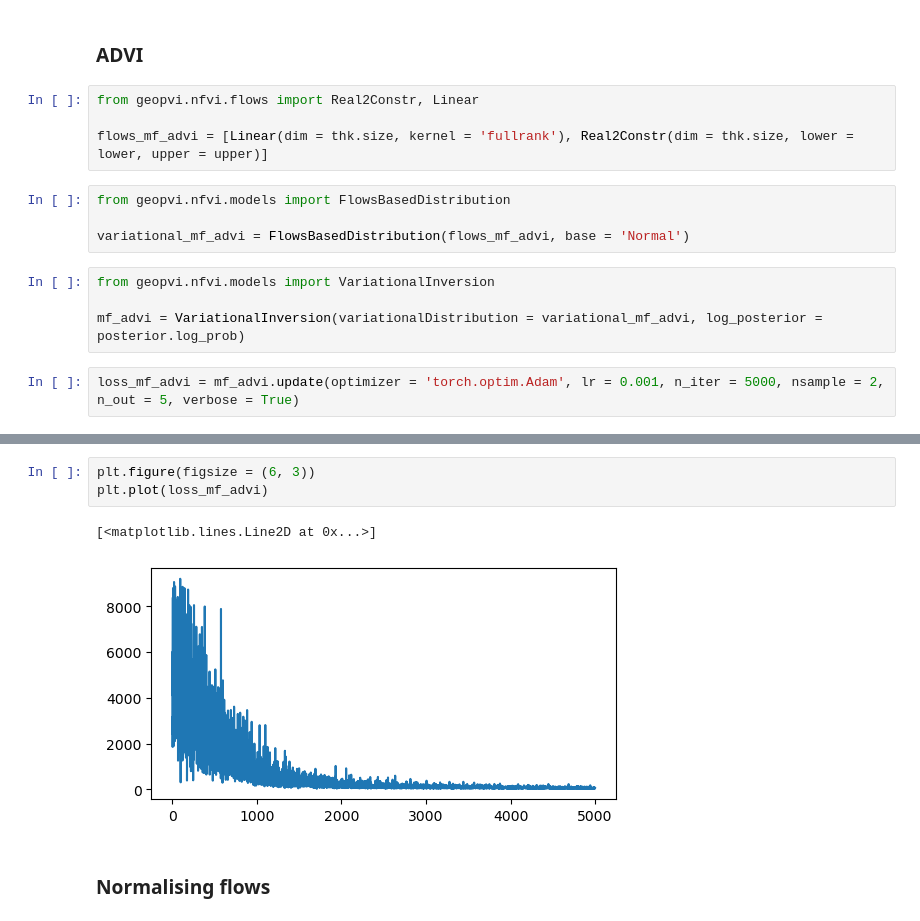
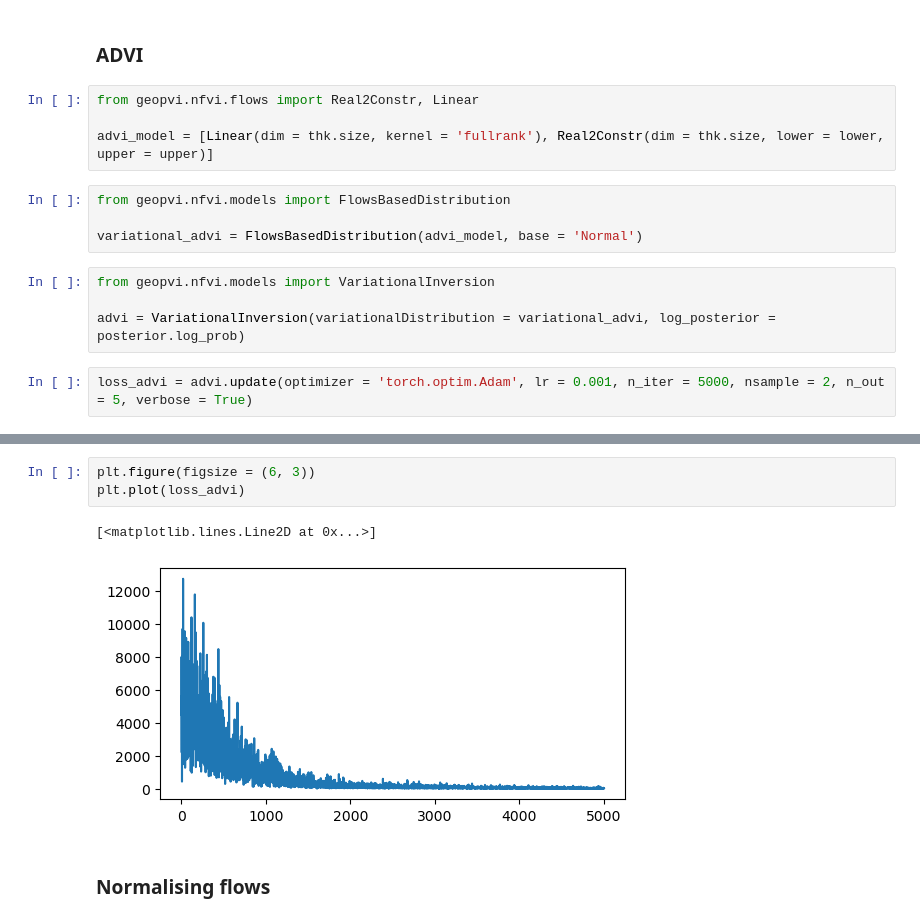
Before and after one commit to XuebinZhaoZXB/GeoPVI, a Jupyter notebook: examples/tutorials/11_1D_dispersion_inversion.ipynb, the cells around one changed output, grey strips where cells are left out. Saved outputs shown, nothing was run; the diff lists cells and outputs as text.

Commit message:
update 1D dispersion inversion example

```diff
--- a/examples/tutorials/11_1D_dispersion_inversion.ipynb
+++ b/examples/tutorials/11_1D_dispersion_inversion.ipynb
@@ -197,17 +191,17 @@ posterior = Posterior(d_obs, thk, periods, sigma = 0.004, log_prior = prior.log_
 # %%
 from geopvi.nfvi.flows import Real2Constr, Linear
 
-flows_mf_advi = [Linear(dim = thk.size, kernel = 'fullrank'), Real2Constr(dim = thk.size, lower = lower, upper = upper)]
+advi_model = [Linear(dim = thk.size, kernel = 'fullrank'), Real2Constr(dim = thk.size, lower = lower, upper = upper)]
 # %%
 from geopvi.nfvi.models import FlowsBasedDistribution
 
-variational_mf_advi = FlowsBasedDistribution(flows_mf_advi, base = 'Normal')
+variational_advi = FlowsBasedDistribution(advi_model, base = 'Normal')
 # %%
 from geopvi.nfvi.models import VariationalInversion
 
-mf_advi = VariationalInversion(variationalDistribution = variational_mf_advi, log_posterior = posterior.log_prob)
+advi = VariationalInversion(variationalDistribution = variational_advi, log_posterior = posterior.log_prob)
 # %%
-loss_mf_advi = mf_advi.update(optimizer = 'torch.optim.Adam', lr = 0.001, n_iter = 5000, nsample = 2, n_out = 5, verbose = True)
+loss_advi = advi.update(optimizer = 'torch.optim.Adam', lr = 0.001, n_iter = 5000, nsample = 2, n_out = 5, verbose = True)
 # %% [output]
 ----------------------------------------
 
@@ -228,10 +222,10 @@ The elapsed time is: 27.44 s
 Finish training!
 # %%
 plt.figure(figsize = (6, 3))
-plt.plot(loss_mf_advi)
+plt.plot(loss_advi)
 # %% [output]
 [<matplotlib.lines.Line2D at 0x...>]
-[figure, old version]
+[figure, new version]
 # %% [markdown]
 ### Normalising flows
 # %%
```
Also changed, not shown: parts of 24 cells of this notebook.
